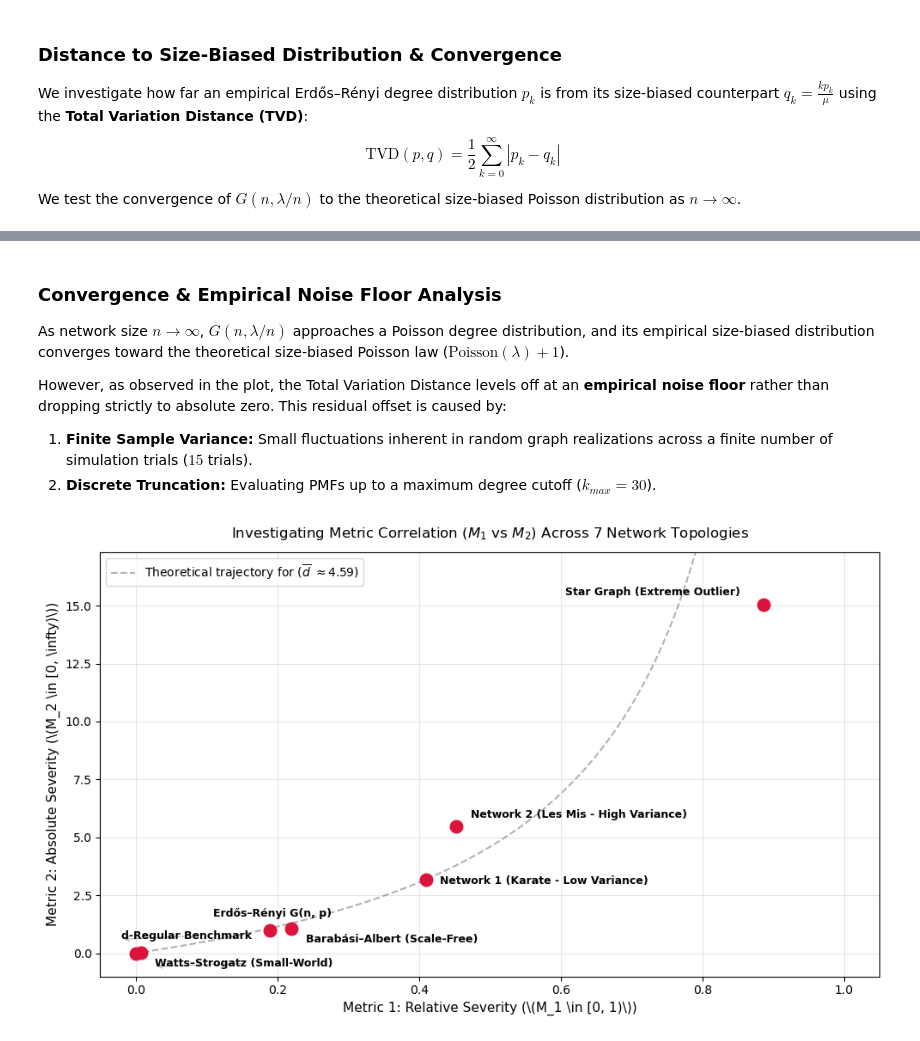
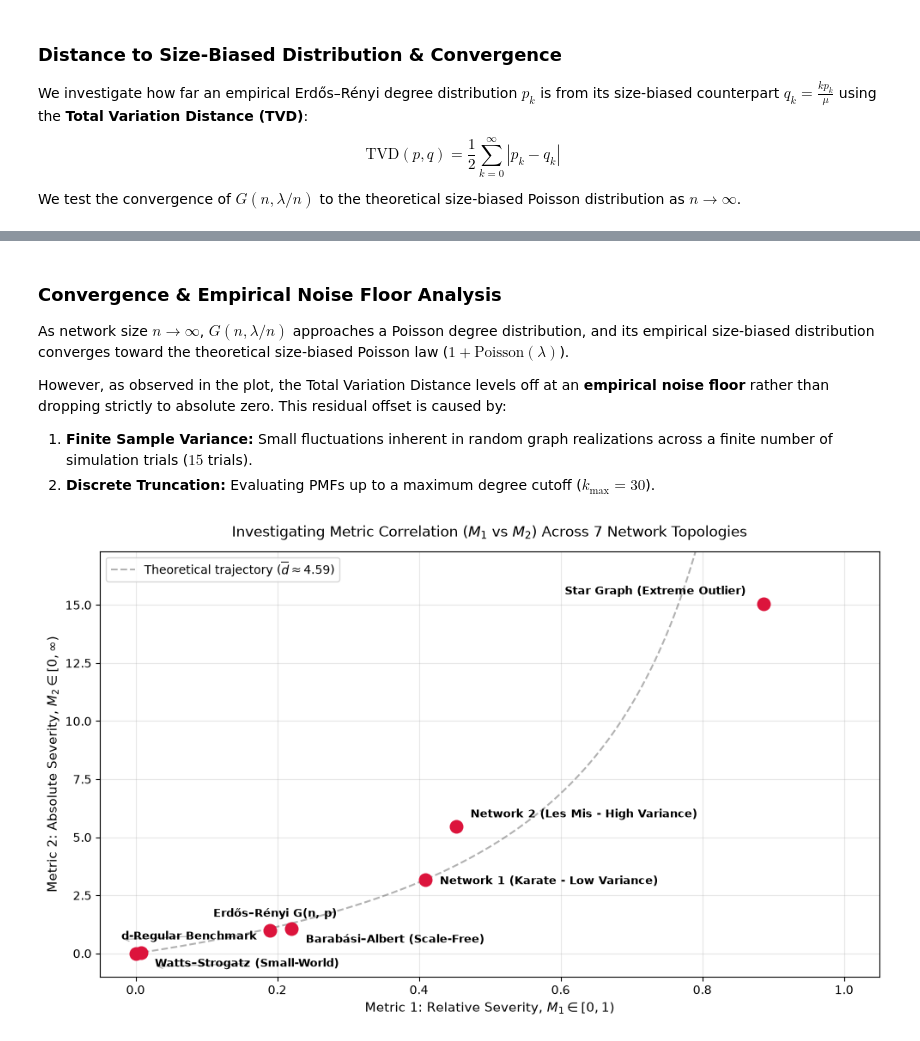
Before and after one commit to AdTraveller2345/asssignment1, a Jupyter notebook: Measuring_the_Friendship_Paradox.ipynb, the cells around one changed output, grey strips where cells are left out. Cells and saved outputs as stored; diff of their text form; code cells hidden in the pictures.

```diff
--- a/Measuring_the_Friendship_Paradox.ipynb
+++ b/Measuring_the_Friendship_Paradox.ipynb
@@ -651,11 +651,11 @@ plt.show()
 # %% [markdown]
 ### Convergence & Empirical Noise Floor Analysis
 
-As network size $n \to \infty$, $G(n, \lambda/n)$ approaches a Poisson degree distribution, and its empirical size-biased distribution converges toward the theoretical size-biased Poisson law ($\text{Poisson}(\lambda) + 1$).
+As network size $n \to \infty$, $G(n, \lambda/n)$ approaches a Poisson degree distribution, and its empirical size-biased distribution converges toward the theoretical size-biased Poisson law ($1 + \text{Poisson}(\lambda)$).
 
 However, as observed in the plot, the Total Variation Distance levels off at an **empirical noise floor** rather than dropping strictly to absolute zero. This residual offset is caused by:
 1. **Finite Sample Variance:** Small fluctuations inherent in random graph realizations across a finite number of simulation trials ($15$ trials).
-2. **Discrete Truncation:** Evaluating PMFs up to a maximum degree cutoff ($k_{max} = 30$).
+2. **Discrete Truncation:** Evaluating PMFs up to a maximum degree cutoff ($k_{\max} = 30$).
 # %%
 # 1. Build extended 7-network dictionary
 graphs_extended = dict(benchmark_graphs)
@@ -678,43 +678,43 @@ plt.figure(figsize=(10, 6))
 
 # Theoretical asymptote curve for average degree d_bar ~= 4.58
 m1_vals = np.linspace(0.01, 0.92, 200)
-plt.plot(m1_vals, avg_k * (m1_vals / (1.0 - m1_vals)), 'k--', alpha=0.3, label=rf"Theoretical trajectory for ($\overline{{d}}$ $\approx {avg_k:.2f}$)")
+plt.plot(m1_vals, avg_k * (m1_vals / (1.0 - m1_vals)), 'k--', alpha=0.3, label=rf"Theoretical trajectory ($\overline{{d}} \approx {avg_k:.2f}$)")
 
 plt.scatter(df_scatter["M1"], df_scatter["M2"], color='crimson', s=110, zorder=4)
 
 label_offsets = {
     "d-Regular Benchmark": (-0.02, 0.6),
     "Watts–Strogatz (Small-World)": (0.02, -0.6),
     "Erdős–Rényi G(n, p)": (-0.08, 0.6),
     "Barabási–Albert (Scale-Free)": (0.02, -0.6),
     "Network 1 (Karate - Low Variance)": (0.02, -0.2),
     "Network 2 (Les Mis - High Variance)": (0.02, 0.4),
     "Star Graph (Extreme Outlier)": (-0.28, 0.4)
 }
 
 for _, row in df_scatter.iterrows():
     name = row["Name"]
     dx, dy = label_offsets.get(name, (0.01, 0.2))
     plt.annotate(
         name,
         (row["M1"] + dx, row["M2"] + dy),
         fontsize=9,
         fontweight='bold',
         arrowprops=dict(arrowstyle="->", color="gray", alpha=0.6, lw=0.8) if "Regular" in name or "Watts" in name else None
     )
 
-plt.xlabel(r"Metric 1: Relative Severity (\(M_1 \in [0, 1)\))", fontsize=11)
-plt.ylabel(r"Metric 2: Absolute Severity (\(M_2 \in [0, \infty)\))", fontsize=11)
+plt.xlabel(r"Metric 1: Relative Severity, $M_1 \in [0, 1)$", fontsize=11)
+plt.ylabel(r"Metric 2: Absolute Severity, $M_2 \in [0, \infty)$", fontsize=11)
 plt.title(r"Investigating Metric Correlation ($M_1$ vs $M_2$) Across 7 Network Topologies", fontsize=12, pad=12)
 
 plt.xlim(-0.05, 1.05)
 plt.ylim(-1, max(df_scatter["M2"]) * 1.15)
 plt.grid(True, alpha=0.3)
 plt.legend(frameon=True, loc="upper left")
 plt.tight_layout()
 plt.show()
 # %% [output]
-[figure, old version]
+[figure, new version]
 # %% [markdown]
 ### Discussion & Topology Analysis ($M_1$ vs. $M_2$)
 
```
Also changed, not shown: parts of 7 cells of this notebook.
